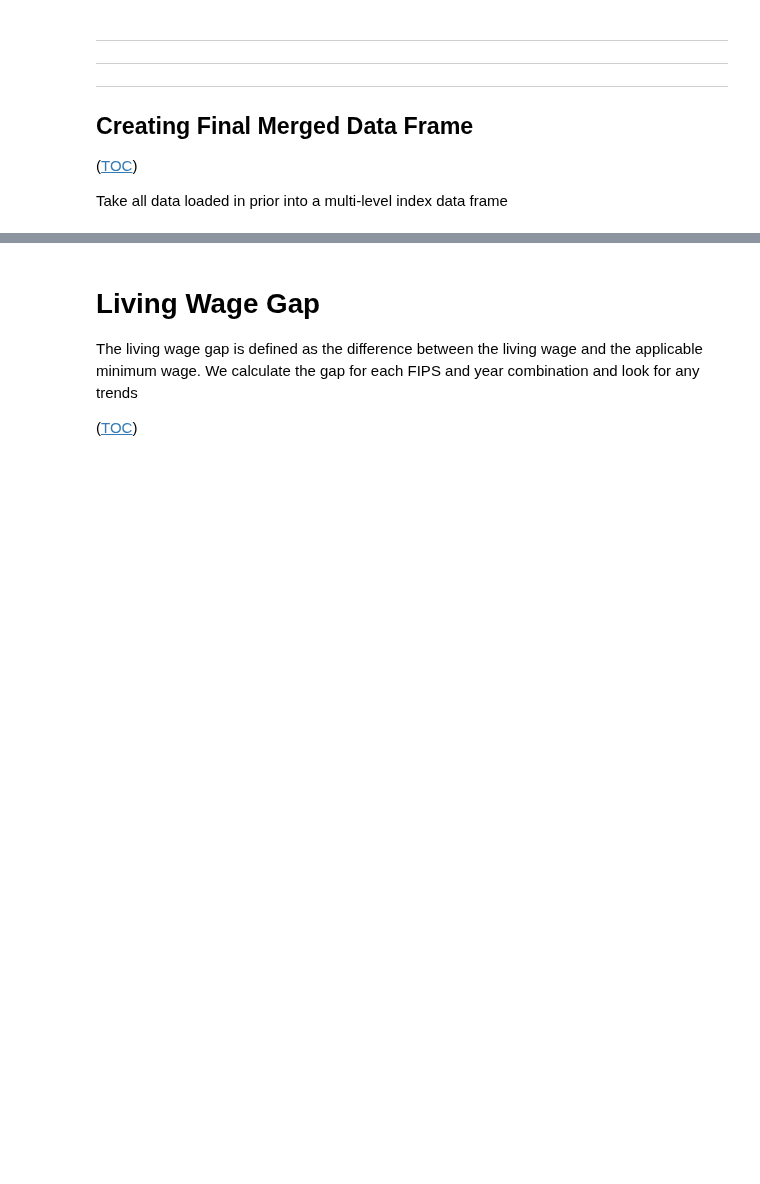
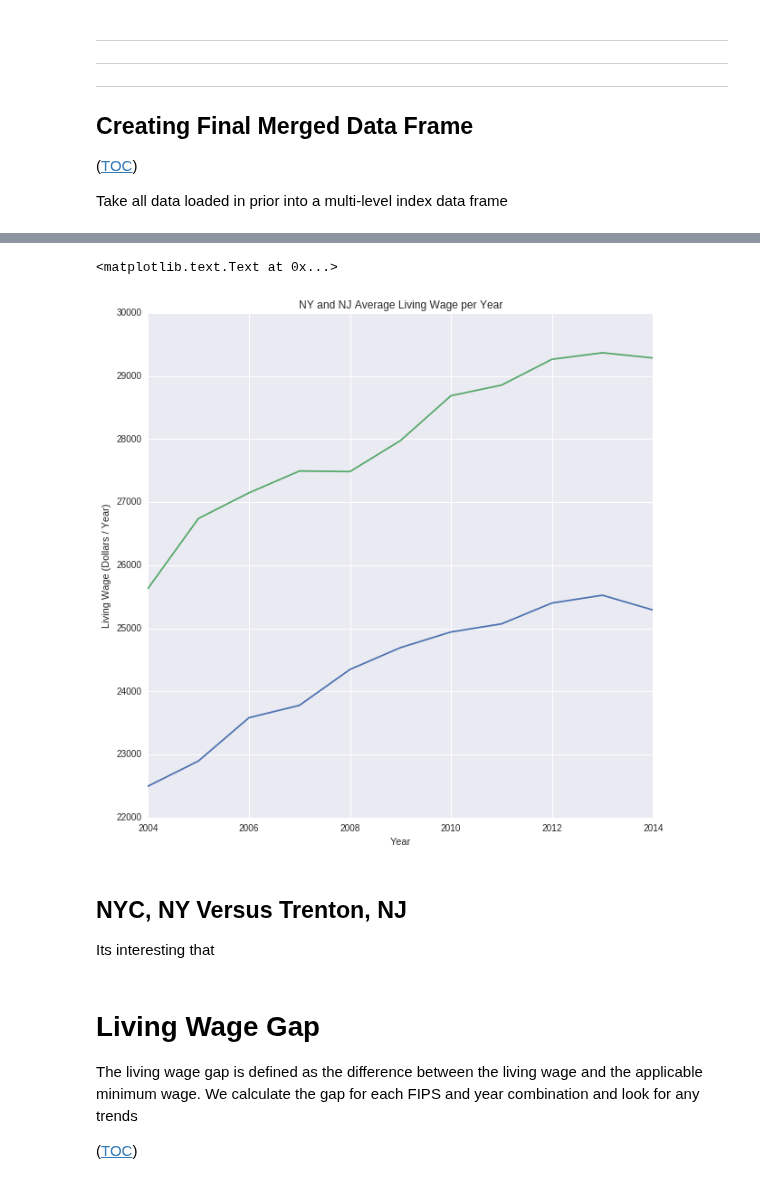
Before and after one commit to jquacinella/LivingWageModelExtension, a Jupyter notebook: Master's Thesis.ipynb, the cells around one changed output, grey strips where cells are left out. Saved outputs shown, nothing was run; the diff lists cells and outputs as text; code cells hidden in the pictures; blank space fills up the shorter version.

```diff
--- a/Master's Thesis.ipynb
+++ b/Master's Thesis.ipynb
@@ -1037,3 +1068,18 @@ plt.plot(final_model_values_df.loc[orange_county]['year'], final_model_values_df
+# %%
+# Plot data for New York and NJ
+f = plt.figure(figsize=(10, 10))
+state_averages["NY"].plot()
+state_averages["NJ"].plot()
+f.axes[0].set_title('NY and NJ Average Living Wage per Year')
+f.axes[0].set_ylabel('Living Wage (Dollars / Year)')
+f.axes[0].set_xlabel('Year')
+# %% [output]
+<matplotlib.text.Text at 0x...>
+[figure, added]
+# %% [markdown]
+## NYC, NY Versus Trenton, NJ
+
+Its interesting that
 # %% [markdown]
 # Living Wage Gap
 
```
Also changed, not shown: parts of 15 cells of this notebook.
